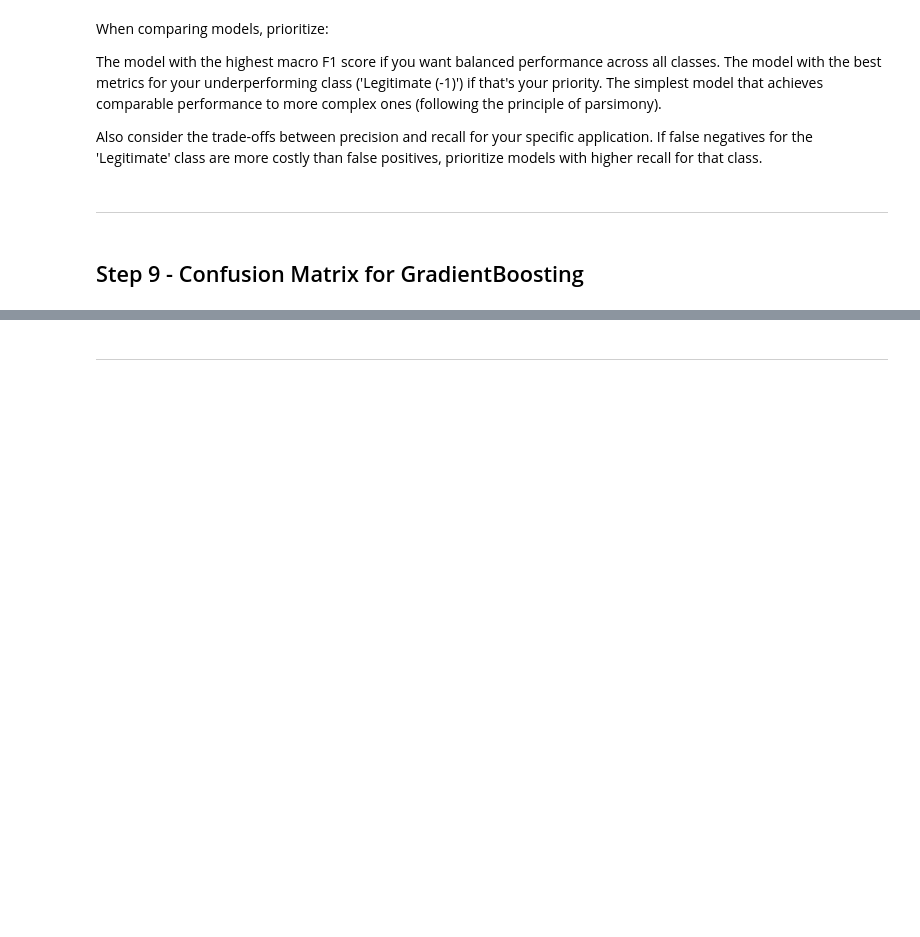
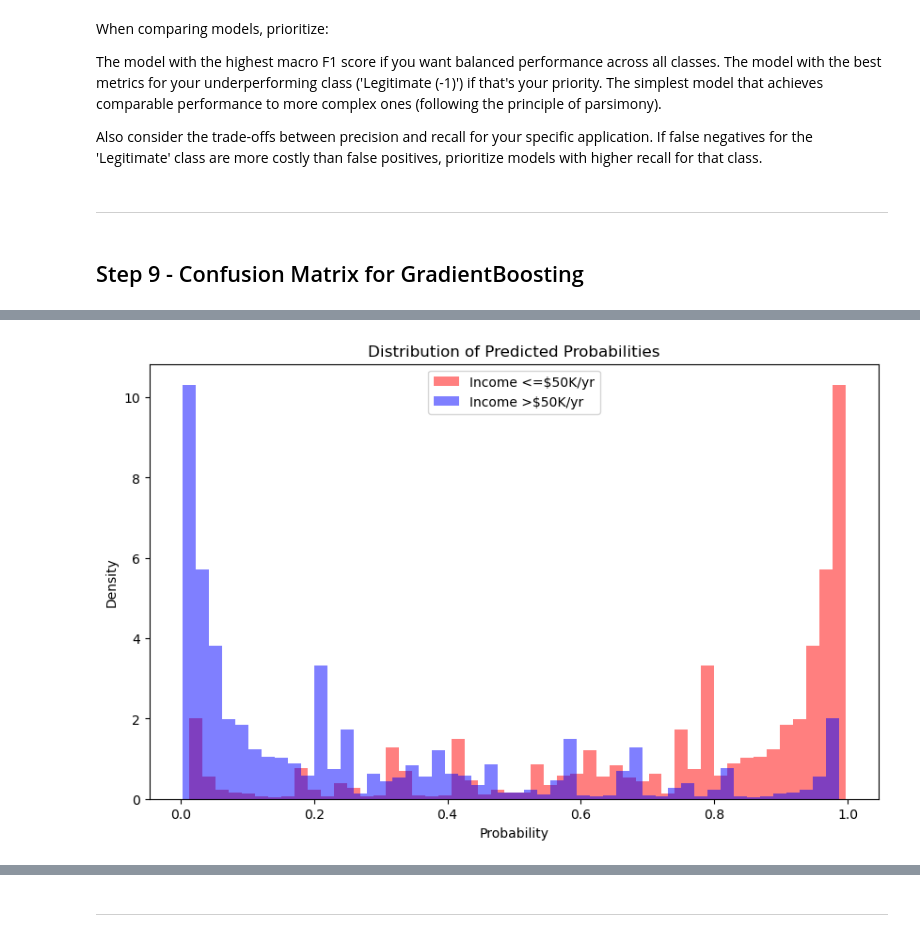
Before and after one commit to AIBC2024/Group-2-Census-Income, a Jupyter notebook: Group_2_Census_Income_ML_Model.ipynb, the cells around one changed output, grey strips where cells are left out. Saved outputs shown, nothing was run; the diff lists cells and outputs as text; code cells hidden in the pictures; blank space fills up the shorter version.

```diff
--- a/Group_2_Census_Income_ML_Model.ipynb
+++ b/Group_2_Census_Income_ML_Model.ipynb
@@ -1355,0 +1359,18 @@ Average ROC AUC Score: 0.9040
+# %%
+# Get probabilities for each class
+prob_class_0 = untuned_y_pred_proba[:, 0]  # Probabilities for class 0 (<=50K/yr)
+prob_class_1 = untuned_y_pred_proba[:, 1]  # Probabilities for class 1 (>50K/yr)
+
+# Plot the distribution of predicted probabilities
+plt.figure(figsize=(10, 6))
+
+plt.hist(prob_class_0, bins=50, alpha=0.5, color="red", label="Income <=$50K/yr", density=True)
+plt.hist(prob_class_1, bins=50, alpha=0.5, color="blue", label="Income >$50K/yr", density=True)
+
+plt.xlabel("Probability")
+plt.ylabel("Density")
+plt.title("Distribution of Predicted Probabilities")
+plt.legend()
+plt.show()
+# %% [output]
+[figure, added]
```
Also changed, not shown: parts of 68 cells of this notebook.
